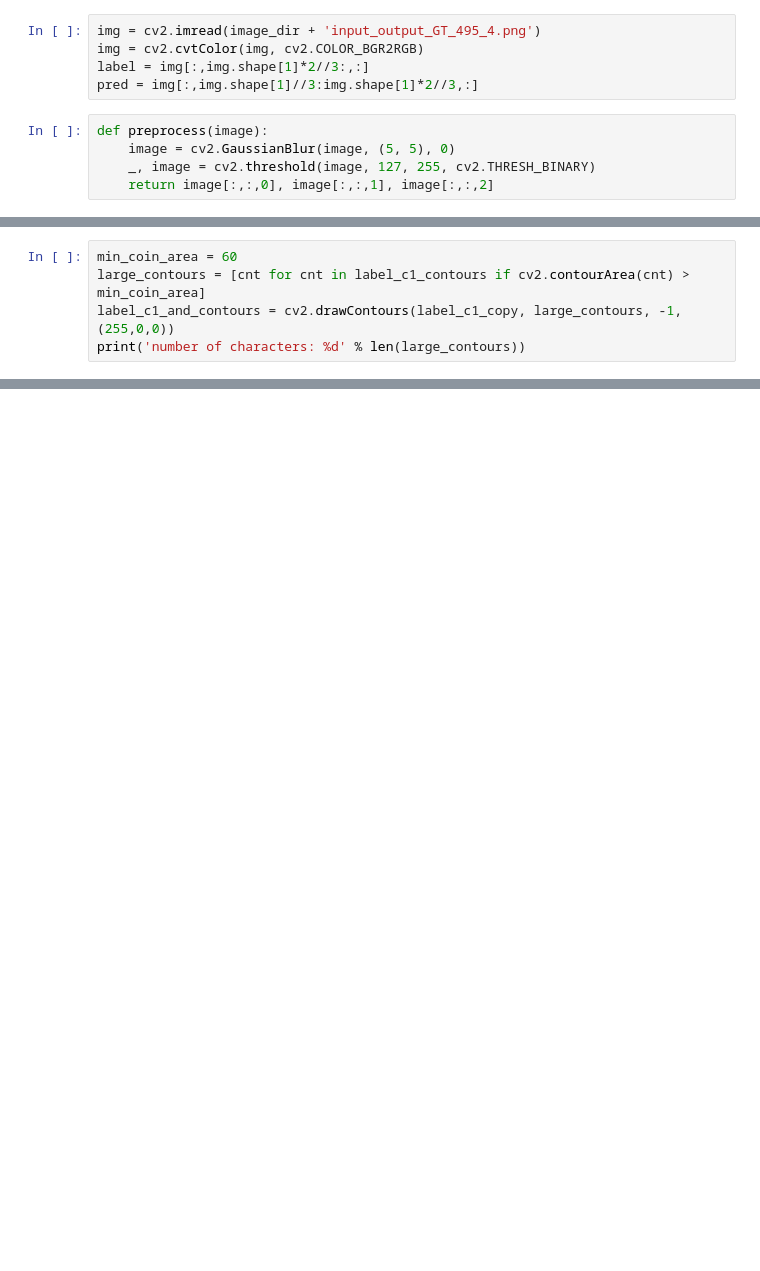
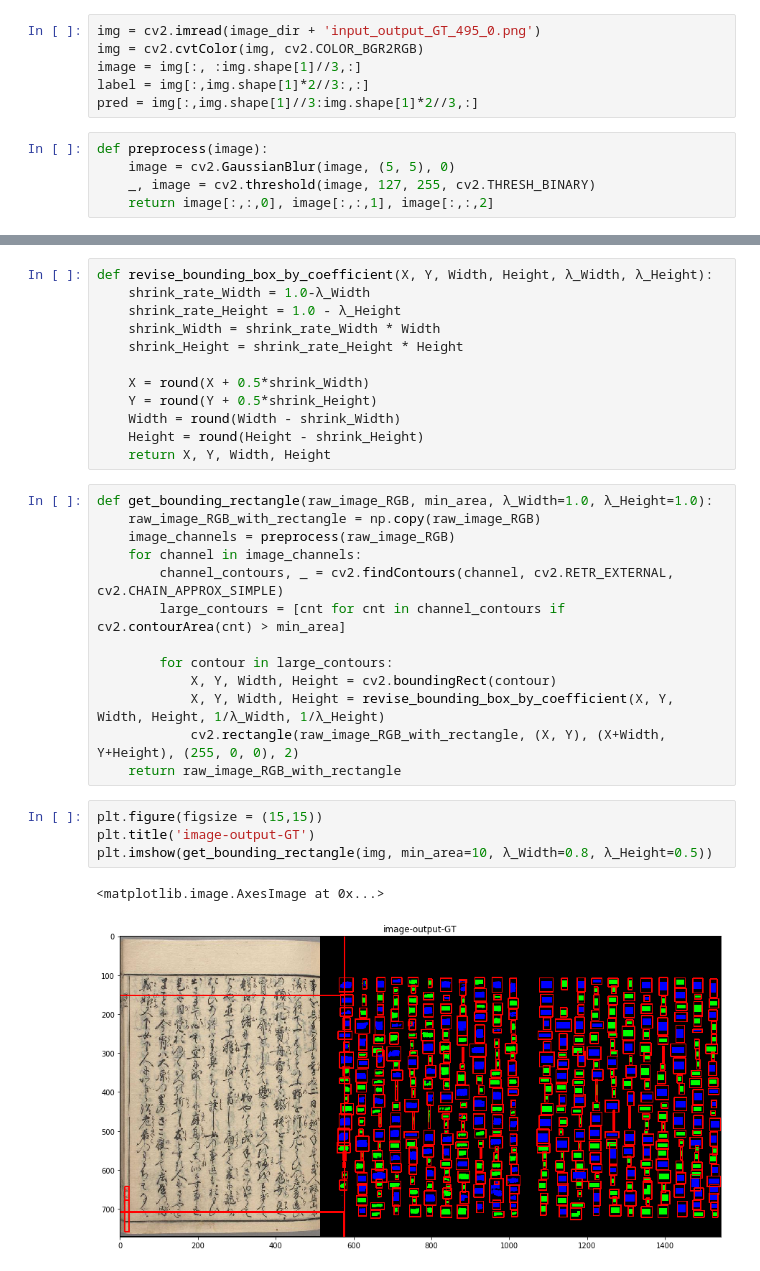
Before and after one commit to cross32768/doc_detection, a Jupyter notebook: bounding_rectangle_with_opencv.ipynb, the cells around one changed output, grey strips where cells are left out. Cells and saved outputs as stored; diff of their text form; blank space fills up the shorter version.

Commit message:
update code to get bounding rectangle

```diff
--- a/bounding_rectangle_with_opencv.ipynb
+++ b/bounding_rectangle_with_opencv.ipynb
@@ -9,6 +9,7 @@ image_dir = root_dir + 'experiment_result/experiment_007/result_image/'
 # %%
-img = cv2.imread(image_dir + 'input_output_GT_495_4.png')
+img = cv2.imread(image_dir + 'input_output_GT_495_0.png')
 img = cv2.cvtColor(img, cv2.COLOR_BGR2RGB)
+image = img[:, :img.shape[1]//3,:]
 label = img[:,img.shape[1]*2//3:,:]
 pred = img[:,img.shape[1]//3:img.shape[1]*2//3,:]
 # %%
@@ -28,5 +19,0 @@ label_c1_copy = np.copy(label_c1)
-# %%
-min_coin_area = 60
-large_contours = [cnt for cnt in label_c1_contours if cv2.contourArea(cnt) > min_coin_area]
-label_c1_and_contours = cv2.drawContours(label_c1_copy, large_contours, -1, (255,0,0))
-print('number of characters: %d' % len(large_contours))
@@ -42,0 +20,32 @@ plt.imshow(label_c1_and_contours)
+# %%
+def revise_bounding_box_by_coefficient(X, Y, Width, Height, λ_Width, λ_Height):
+    shrink_rate_Width = 1.0-λ_Width
+    shrink_rate_Height = 1.0 - λ_Height
+    shrink_Width = shrink_rate_Width * Width
+    shrink_Height = shrink_rate_Height * Height
+
+    X = round(X + 0.5*shrink_Width)
+    Y = round(Y + 0.5*shrink_Height)
+    Width = round(Width - shrink_Width)
+    Height = round(Height - shrink_Height)
+    return X, Y, Width, Height
+# %%
+def get_bounding_rectangle(raw_image_RGB, min_area, λ_Width=1.0, λ_Height=1.0):
+    raw_image_RGB_with_rectangle = np.copy(raw_image_RGB)
+    image_channels = preprocess(raw_image_RGB)
+    for channel in image_channels:
+        channel_contours, _ = cv2.findContours(channel, cv2.RETR_EXTERNAL, cv2.CHAIN_APPROX_SIMPLE)
+        large_contours = [cnt for cnt in channel_contours if cv2.contourArea(cnt) > min_area]
+
+        for contour in large_contours:
+            X, Y, Width, Height = cv2.boundingRect(contour)
+            X, Y, Width, Height = revise_bounding_box_by_coefficient(X, Y, Width, Height, 1/λ_Width, 1/λ_Height)
+            cv2.rectangle(raw_image_RGB_with_rectangle, (X, Y), (X+Width, Y+Height), (255, 0, 0), 2)
+    return raw_image_RGB_with_rectangle
+# %%
+plt.figure(figsize = (15,15))
+plt.title('image-output-GT')
+plt.imshow(get_bounding_rectangle(img, min_area=10, λ_Width=0.8, λ_Height=0.5))
+# %% [output]
+<matplotlib.image.AxesImage at 0x...>
+[figure, added]
```
Also changed, not shown: parts of 9 cells of this notebook.
